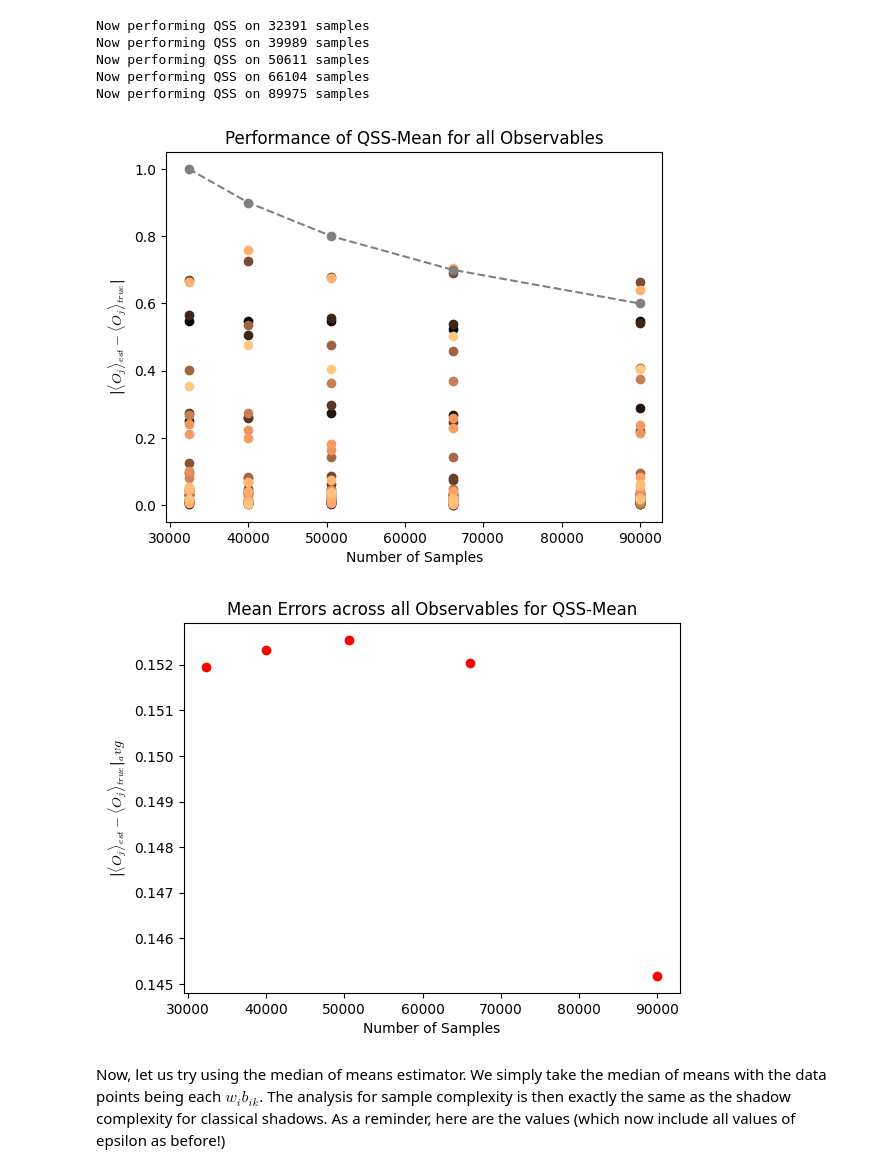
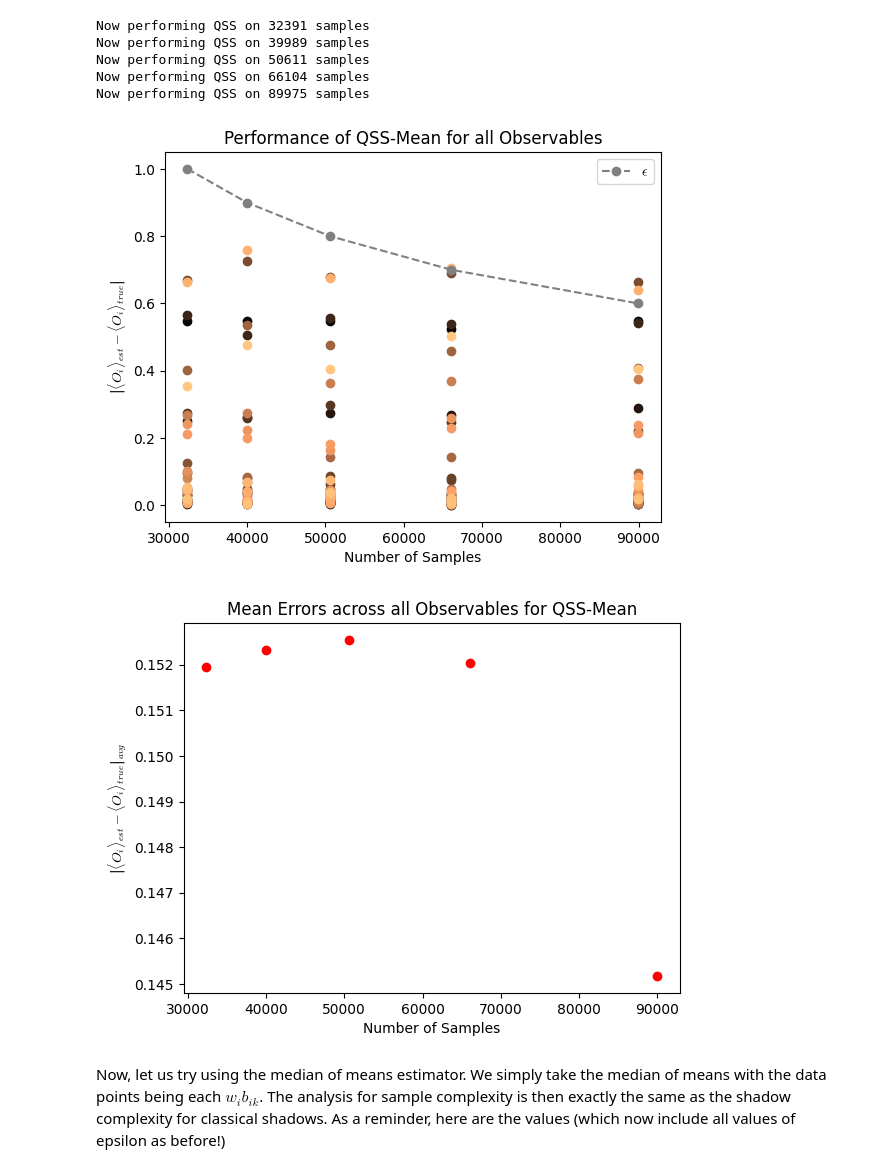
Before and after one commit to sharma-arnav/pyLIQTR, a Jupyter notebook: Examples/QSP/Gibbs/QSS_final.ipynb, the cells around one changed output. Saved outputs shown, nothing was run; the diff lists cells and outputs as text; code cells hidden in the pictures.

Commit message:
fixed typos, removed poor-quality images

```diff
--- a/Examples/QSP/Gibbs/QSS_final.ipynb
+++ b/Examples/QSP/Gibbs/QSS_final.ipynb
@@ -352,25 +350,26 @@ Now performing QSS on 66104 samples
 Now performing QSS on 89975 samples
 # %%
 plt.xlabel('Number of Samples')
-plt.ylabel(r'|$\langle O_j \rangle _{est} - \langle O_j \rangle _{true}$|')
+plt.ylabel(r'|$\langle O_i \rangle _{est} - \langle O_i \rangle _{true}$|')
 i = 0
 for e in np.array(errors).T:
     i += 1
     plt.scatter(sample_sizes, e, color=plt.cm.copper(i/len(O)))
 plt.plot(sample_sizes,abs(epsilon[:5]), '--o', color='grey', label='$\epsilon$')
+plt.legend()
 plt.title('Performance of QSS-Mean for all Observables')
 plt.show()
 # %% [output]
-[figure, old version]
+[figure, new version]
 # %%
 plt.xlabel('Number of Samples')
-plt.ylabel(r'|$\langle O_j \rangle _{est} - \langle O_j \rangle _{true}$|$_avg$')
+plt.ylabel(r'|$\langle O_i \rangle _{est} - \langle O_i \rangle _{true}$|$_{avg}$')
 for j in range(len(sample_sizes)):
     plt.scatter(sample_sizes[j], np.mean(errors[j]), color='red')
 plt.title('Mean Errors across all Observables for QSS-Mean')
 plt.show()
 # %% [output]
-[figure, old version]
+[figure, new version]
 # %% [markdown]
 Now, let us try using the median of means estimator. We simply take the median of means with the data points being each $w_ib_{ik}$. The analysis for sample complexity is then exactly the same as the shadow complexity for classical shadows. As a reminder, here are the values (which now include all values of epsilon as before!)
 # %%
```
Also changed, not shown: parts of 6 cells of this notebook.
